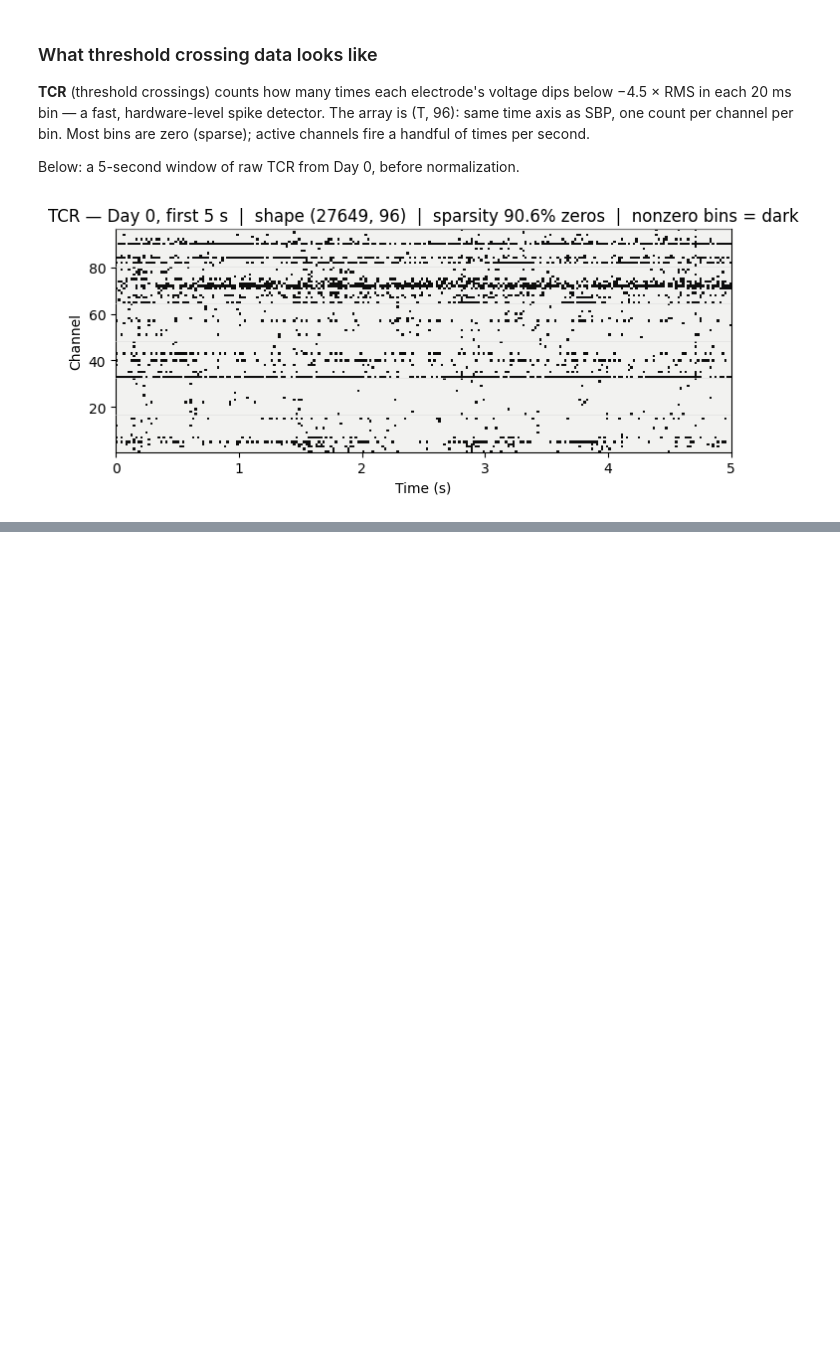
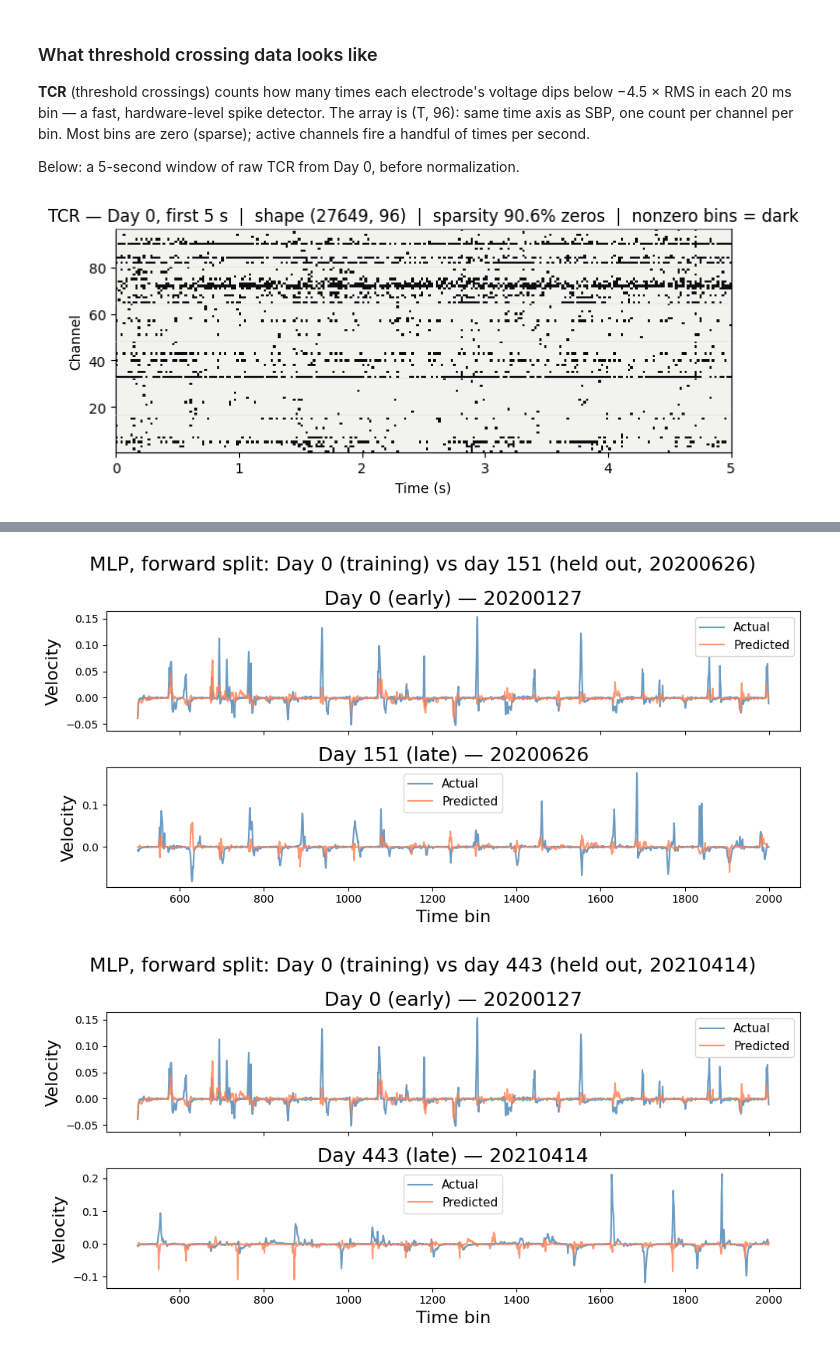
Before and after one commit to radhakrishnanrishaban/ephys-signal-atlas, a Jupyter notebook: 03_notebooks/sbp-mlp-decoder_v1.ipynb, the cells around one changed output, grey strips where cells are left out. Cells and saved outputs as stored; diff of their text form; code cells hidden in the pictures; blank space fills up the shorter version.

```diff
--- a/03_notebooks/sbp-mlp-decoder_v1.ipynb
+++ b/03_notebooks/sbp-mlp-decoder_v1.ipynb
@@ -303,15 +244,0 @@ plt.show()
-# %%
-LATE_IDX = 15
-
-fig = plot_decoded_traces_early_late(
-    model_mlp,
-    sessions_pca[:LATE_IDX + 1],
-    sessions_vel[:LATE_IDX + 1],
-    session_dates[:LATE_IDX + 1],
-    win=(500, 2000),
-    window_bins=20,
-    lag_bins=3,
-    suptitle=f"MLP cross-session (SBP+TCR) — Day {LATE_IDX} transfer ({session_dates[LATE_IDX]})",
-)
-save_figure(fig, "mlp_decoder", "decoded_traces_mlp_day15", role="candidate_supporting")
-plt.show()
@@ -359 +390,19 @@ plt.show()
+# %%
+# ── Figure B: Day 0 (training) vs the first and last held-out sessions ────
+for k in (TEST_IDX[0], TEST_IDX[-1]):
+    fig = plot_decoded_traces_early_late(
+        dec.mlp,
+        [dec.sessions_pca[0], dec.sessions_pca[k]],
+        [sessions_vel[0], sessions_vel[k]],
+        [session_dates[0], session_dates[k]],
+        win=(500, 2000),
+        window_bins=MLP_SPEC.window_bins,
+        lag_bins=MLP_SPEC.lag_bins,
+        suptitle=f"MLP, forward split: Day 0 (training) vs day {day_offsets[k]} (held out, {session_dates[k]})",
+    )
+    save_figure(fig, "mlp_decoder", f"decoded_traces_mlp_day{day_offsets[k]}", role="candidate_supporting")
+    plt.show()
+# %% [output]
+[figure, added]
+[figure, added]
 # %%
```
Also changed, not shown: parts of 33 cells of this notebook, 59 other files.
